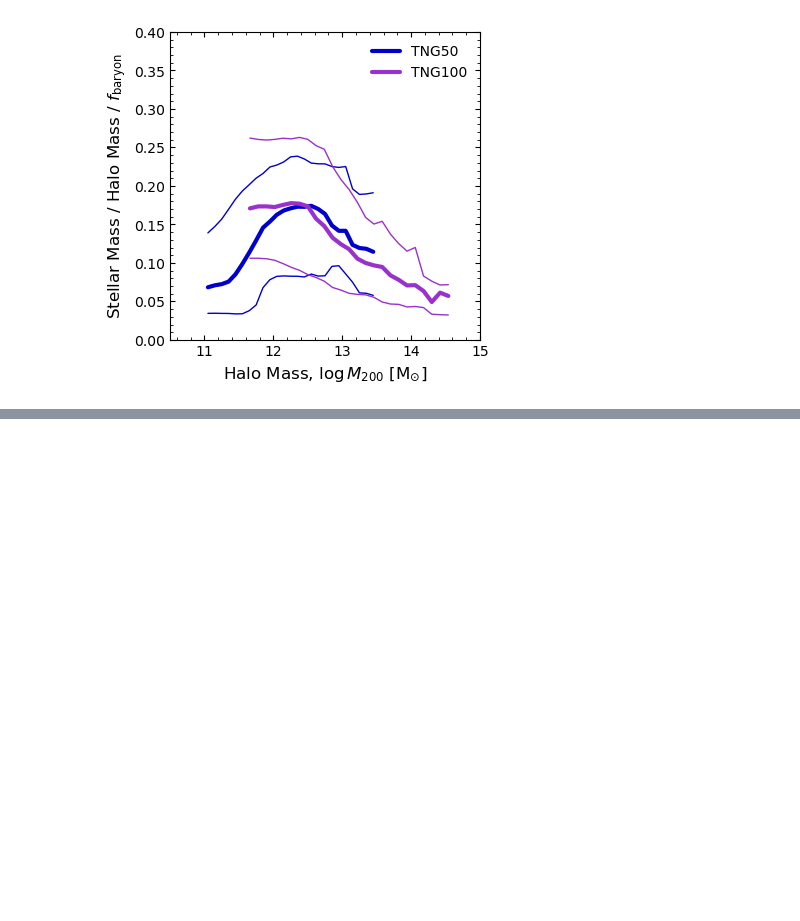
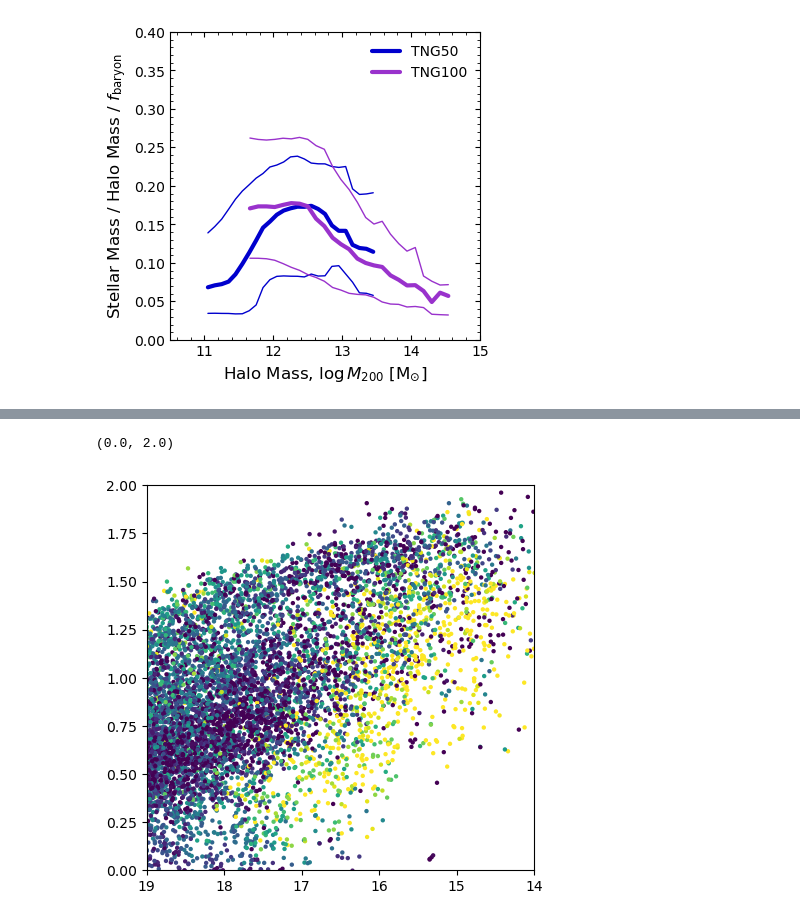
Before and after one commit to cbottrell/hsc_profit, a Jupyter notebook: HaloFlow2.ipynb, the cells around one changed output, grey strips where cells are left out. Drawn from its saved outputs; the diff is of its cells as text; code cells hidden in the pictures; blank space fills up the shorter version.

```diff
--- a/HaloFlow2.ipynb
+++ b/HaloFlow2.ipynb
@@ -609,0 +1285,18 @@ df_corr =
+# %%
+fig,ax = plt.subplots(figsize=(5,5))
+
+filename = 'catalogues/HaloFlow_TNG50-1.csv'
+df = pd.read_csv(filename)
+df['Mstar'] = df['SubhaloMassType_stars']
+df['Mhalo'] = df['Group_M_Crit200']
+df_cen = df.loc[(df['SnapNum']==91) & (df['Band']=='i')] # & (df['Camera']=='v0')]
+
+
+kpc_per_pixel = cosmo.kpc_proper_per_arcmin(df_cen['Redshift']).value/60 * 0.168
+ax.scatter(df_cen['Sersic_mag'],np.log10(df_cen['Sersic_re']*kpc_per_pixel),s=10, ec='None',c=df_cen['Concentration_Circular'],vmin=2.5,vmax=4)
+
+ax.set_xlim(19,14)
+ax.set_ylim(0,2)
+# %% [output]
+(0.0, 2.0)
+[figure, added]
```
Also changed, not shown: parts of 19 cells of this notebook, 3 other files.
